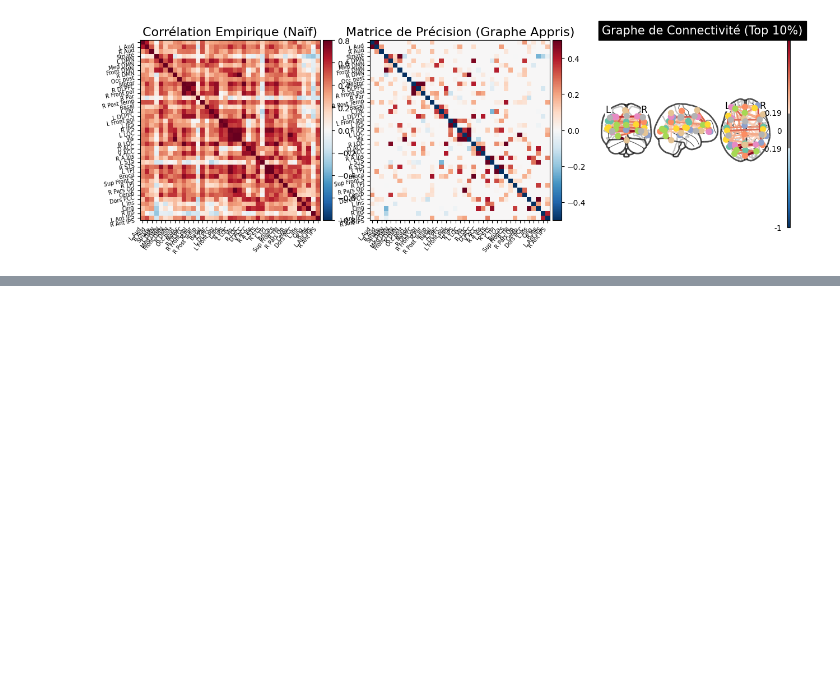
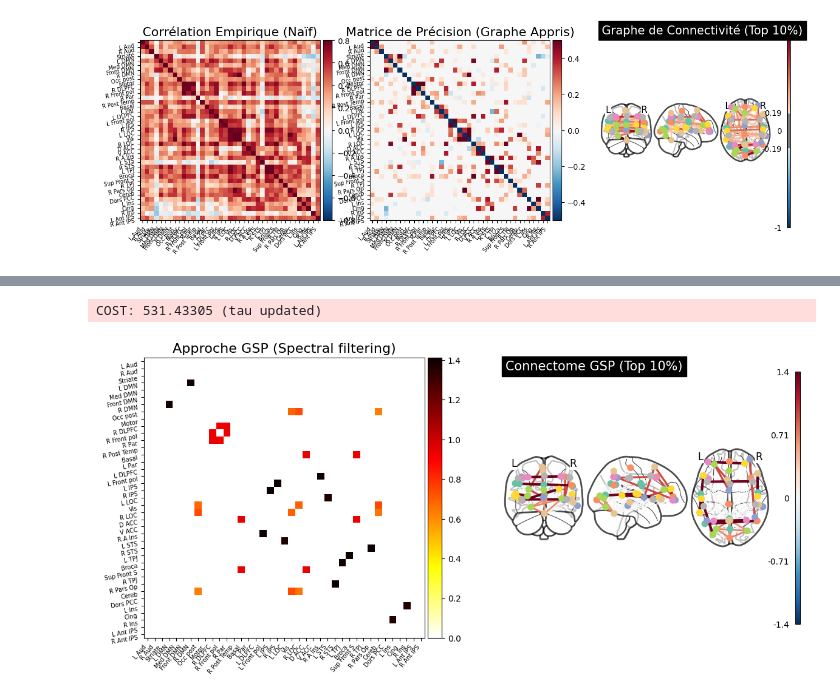
Before and after one commit to ANoelENS/MVA_TimeSeries_2025, a Jupyter notebook: Test.ipynb, the cells around one changed output, grey strips where cells are left out. Saved outputs shown, nothing was run; the diff lists cells and outputs as text; code cells hidden in the pictures; blank space fills up the shorter version.

Commit message:
add spectral method

```diff
--- a/Test.ipynb
+++ b/Test.ipynb
@@ -150,0 +180,33 @@ Positive directional derivative for linesearch    (Exit mode 8)
+# %%
+import learnHeat as lh
+import networkx as nx
+
+n_nodes = X.shape[0]
+
+rg = nx.fast_gnp_random_graph(n_nodes, p = 0.4)
+L0 = nx.laplacian_matrix(rg).toarray()
+L0 = L0/np.trace(L0)*n_nodes
+tau0 = [1, 2]
+H0 = np.random.rand(lh.D(L0, tau0).shape[1], X.shape[1])
+
+result = lh.learn_heat(X = X,
+                    L0=L0, H0 = H0, tau0=tau0,
+                    verbose=False,
+                    max_iter = 50, alpha = 0.1, beta=0.1)
+# %% [output]
+COST: 531.43305 (tau updated)
+# %%
+laplacian_matrix = result['L']
+mask_diagonal = np.ones_like(laplacian_matrix) - np.identity(laplacian_matrix.shape[0])
+adjacency_matrix = - laplacian_matrix*mask_diagonal
+
+
+fig, axes = plt.subplots(1, 2, figsize=(14, 6))
+plotting.plot_matrix(adjacency_matrix, labels=atlas.labels, colorbar=True, cmap='hot_r',
+                     axes=axes[0], title=f"Approche GSP (Spectral filtering)")
+
+plotting.plot_connectome(adjacency_matrix, atlas.region_coords, edge_threshold='90%',
+                         axes=axes[1], title="Connectome GSP (Top 10%)")
+plt.show()
+# %% [output]
+[figure, added]
```
Also changed, not shown: parts of 3 cells of this notebook, 1 other file.
